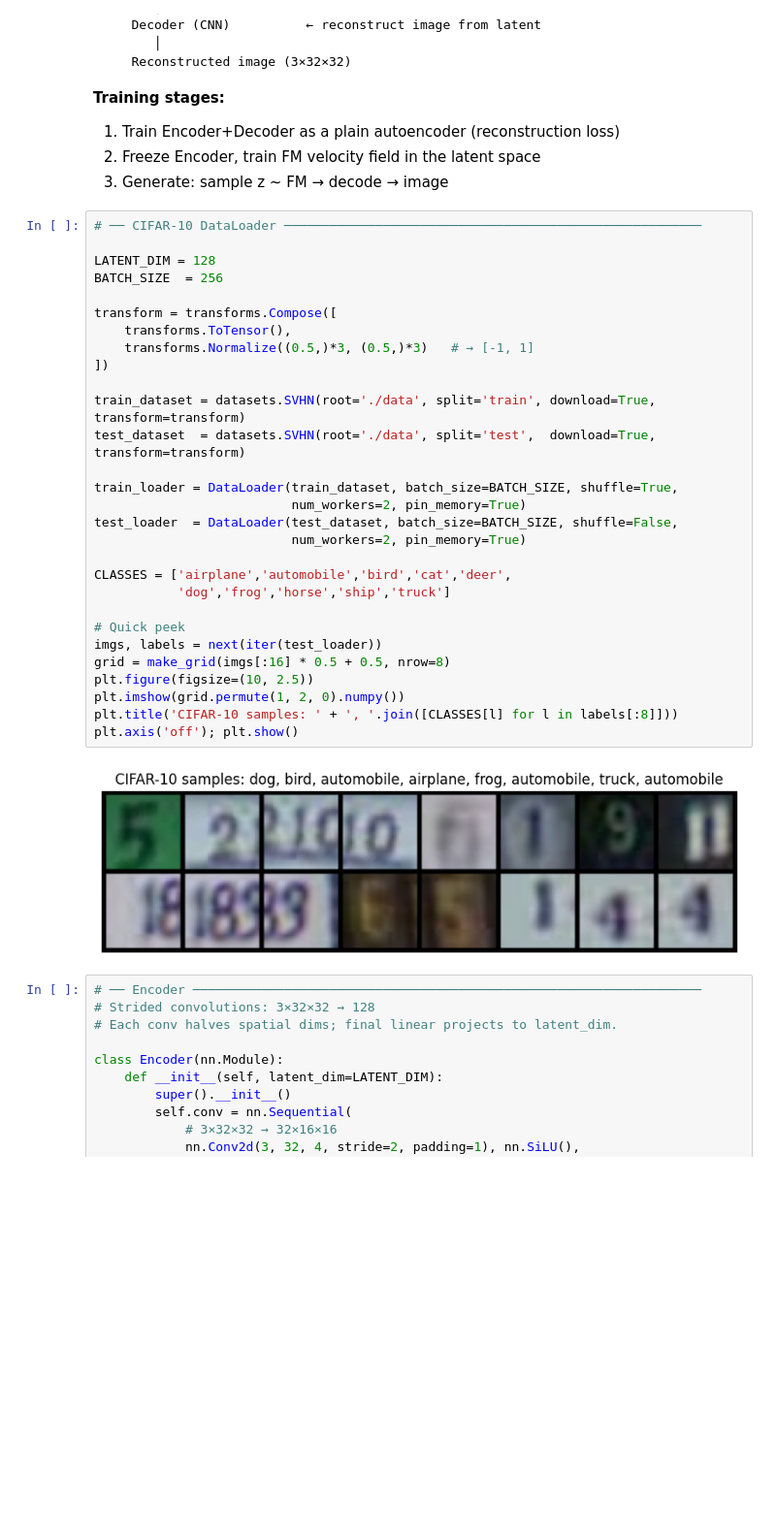
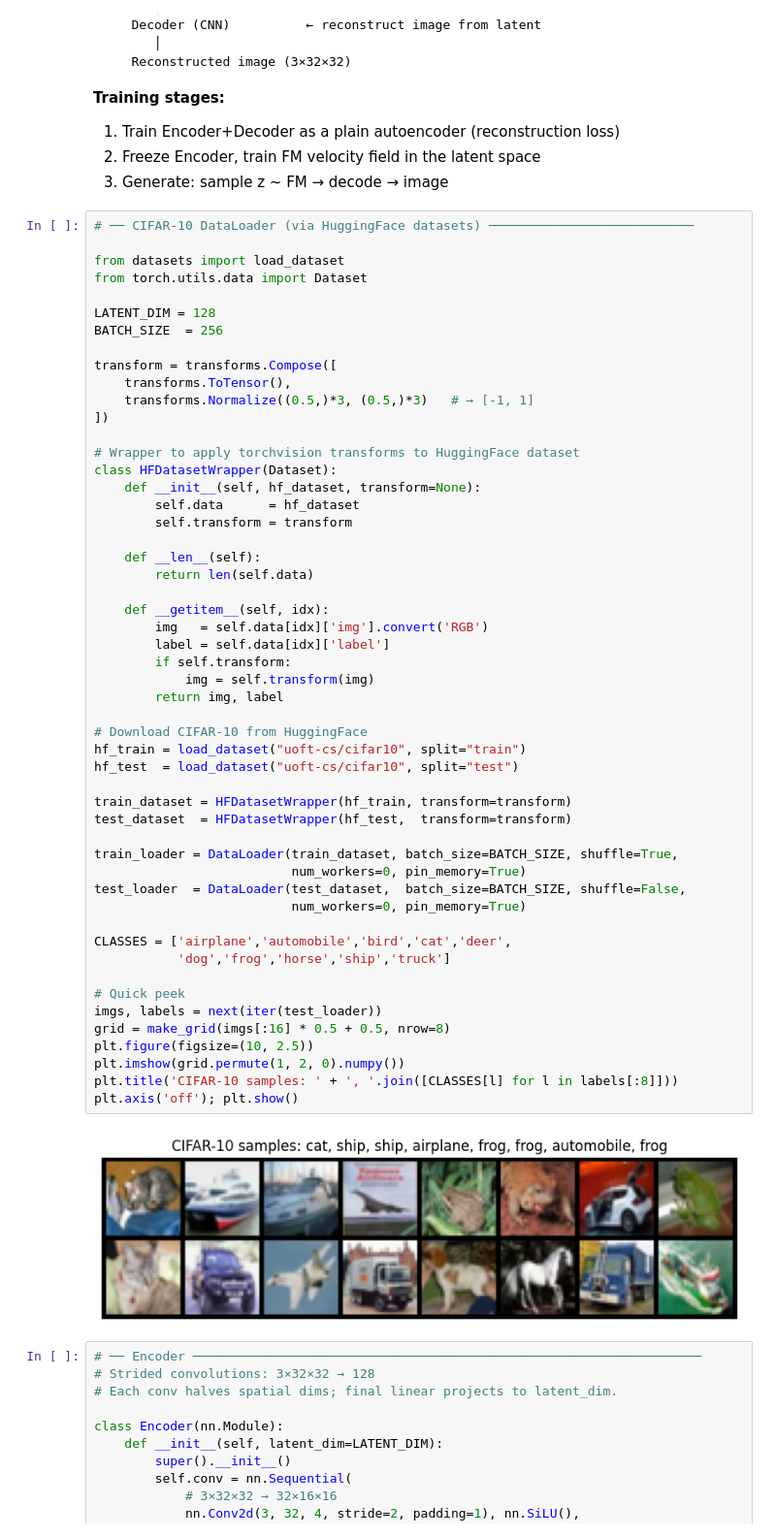
Before and after one commit to saslifat-gif/ml-foundations, a Jupyter notebook: flow matching/flow_matching_cifar10_1.ipynb, the cells around one changed output. Shown at 97% size. Cells and saved outputs as stored; diff of their text form; blank space fills up the shorter version.

Commit message:
update datasets

```diff
--- a/flow matching/flow_matching_cifar10_1.ipynb
+++ b/flow matching/flow_matching_cifar10_1.ipynb
@@ -345,36 +345,59 @@ CIFAR-10 image (3×32×32)
 2. Freeze Encoder, train FM velocity field in the latent space
 3. Generate: sample z ~ FM → decode → image
 # %%
-# ── CIFAR-10 DataLoader ───────────────────────────────────────────────────────
+# ── CIFAR-10 DataLoader (via HuggingFace datasets) ───────────────────────────
+
+from datasets import load_dataset
+from torch.utils.data import Dataset
 
 LATENT_DIM = 128
 BATCH_SIZE  = 256
 
 transform = transforms.Compose([
     transforms.ToTensor(),
     transforms.Normalize((0.5,)*3, (0.5,)*3)   # → [-1, 1]
 ])
 
-train_dataset = datasets.SVHN(root='./data', split='train', download=True, transform=transform)
-test_dataset  = datasets.SVHN(root='./data', split='test',  download=True, transform=transform)
+# Wrapper to apply torchvision transforms to HuggingFace dataset
+class HFDatasetWrapper(Dataset):
+    def __init__(self, hf_dataset, transform=None):
+        self.data      = hf_dataset
+        self.transform = transform
+
+    def __len__(self):
+        return len(self.data)
+
+    def __getitem__(self, idx):
+        img   = self.data[idx]['img'].convert('RGB')
+        label = self.data[idx]['label']
+        if self.transform:
+            img = self.transform(img)
+        return img, label
+
+# Download CIFAR-10 from HuggingFace
+hf_train = load_dataset("uoft-cs/cifar10", split="train")
+hf_test  = load_dataset("uoft-cs/cifar10", split="test")
+
+train_dataset = HFDatasetWrapper(hf_train, transform=transform)
+test_dataset  = HFDatasetWrapper(hf_test,  transform=transform)
 
 train_loader = DataLoader(train_dataset, batch_size=BATCH_SIZE, shuffle=True,
-                          num_workers=2, pin_memory=True)
-test_loader  = DataLoader(test_dataset, batch_size=BATCH_SIZE, shuffle=False,
-                          num_workers=2, pin_memory=True)
+                          num_workers=0, pin_memory=True)
+test_loader  = DataLoader(test_dataset,  batch_size=BATCH_SIZE, shuffle=False,
+                          num_workers=0, pin_memory=True)
 
 CLASSES = ['airplane','automobile','bird','cat','deer',
            'dog','frog','horse','ship','truck']
 
 # Quick peek
 imgs, labels = next(iter(test_loader))
 grid = make_grid(imgs[:16] * 0.5 + 0.5, nrow=8)
 plt.figure(figsize=(10, 2.5))
 plt.imshow(grid.permute(1, 2, 0).numpy())
 plt.title('CIFAR-10 samples: ' + ', '.join([CLASSES[l] for l in labels[:8]]))
 plt.axis('off'); plt.show()
 # %% [output]
-[figure, old version]
+[figure, new version]
 # %%
 # ── Encoder ───────────────────────────────────────────────────────────────────
 # Strided convolutions: 3×32×32 → 128
```
Also changed, not shown: parts of 1 cell of this notebook.
